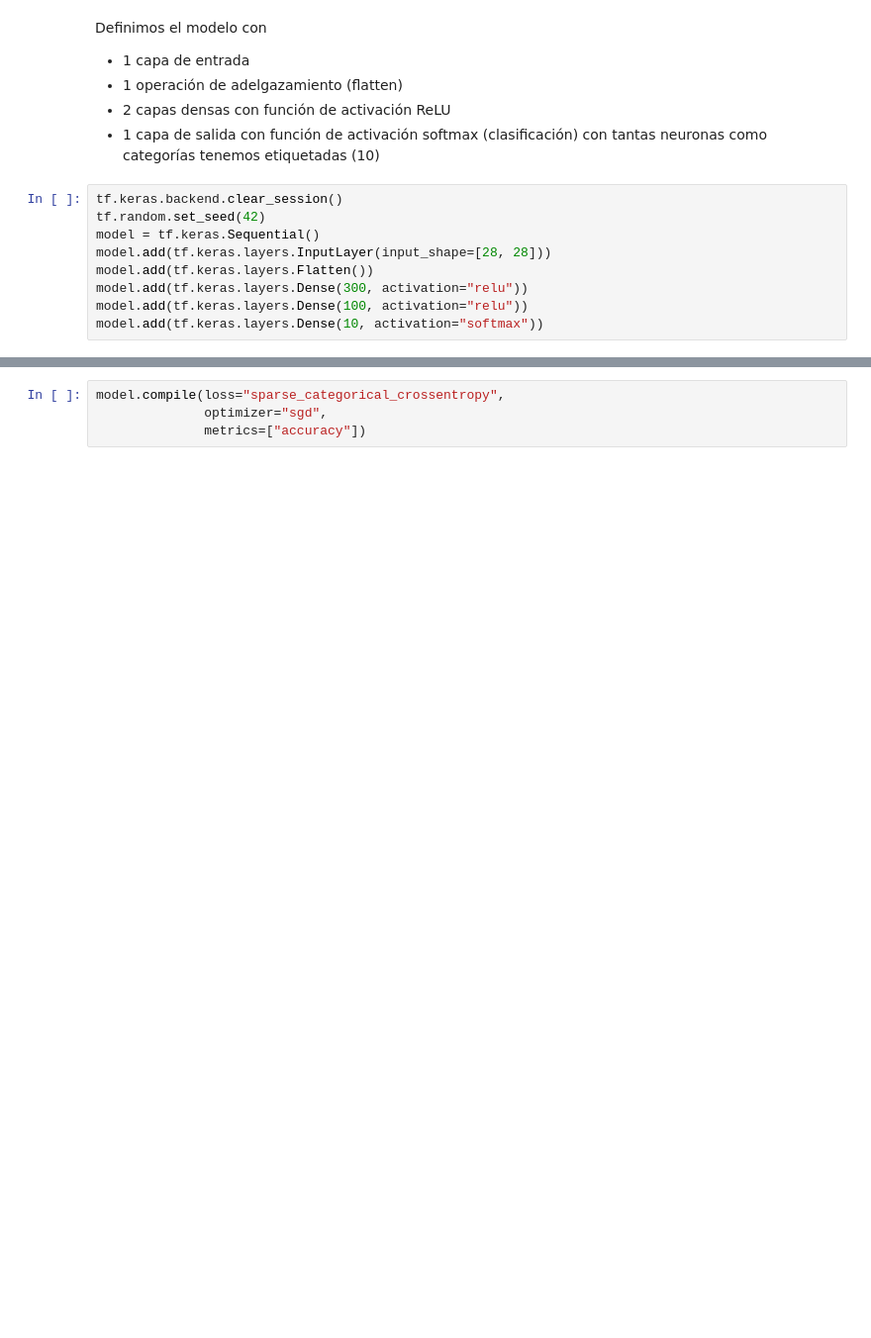
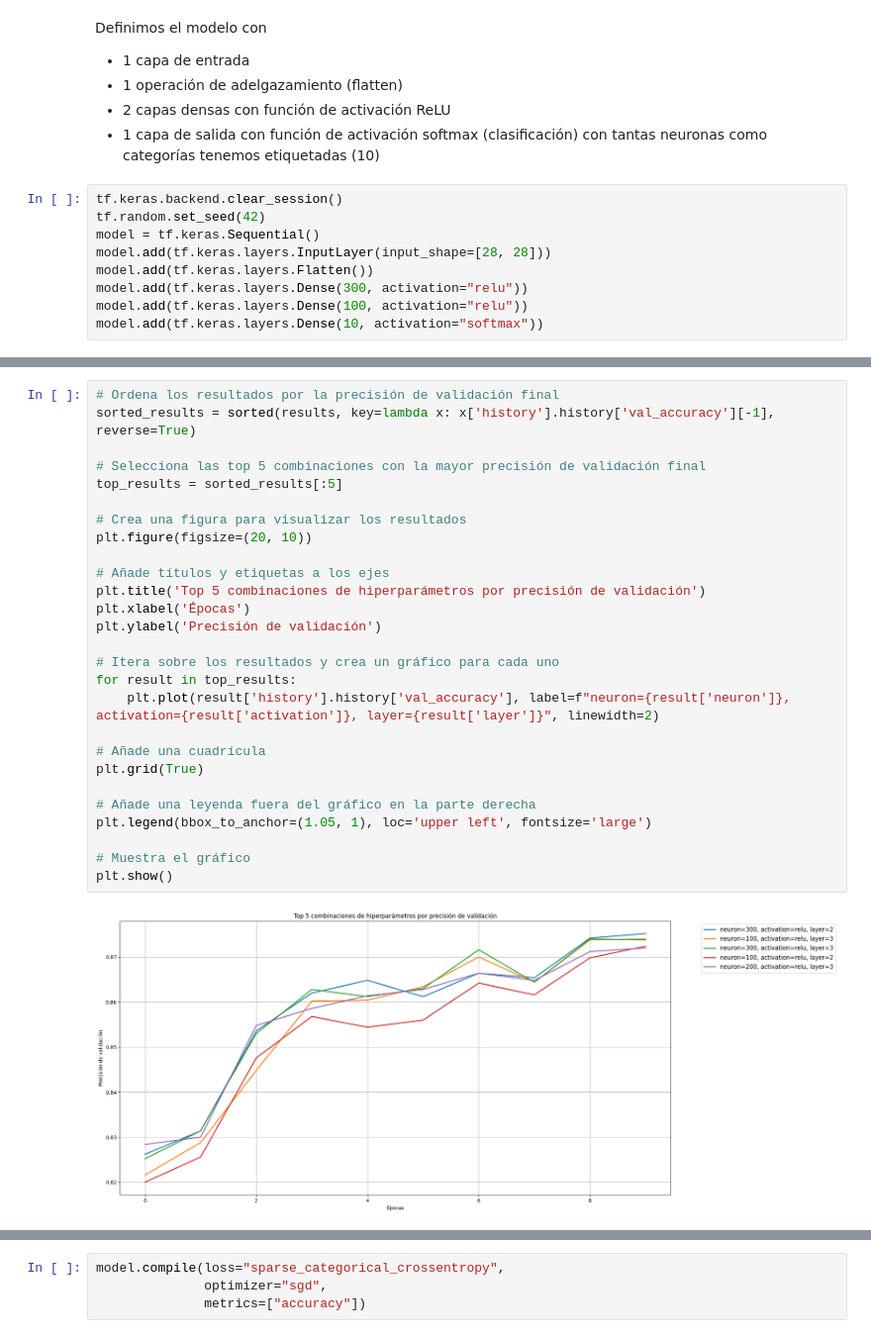
Before and after one commit to javibarrera10/Barrera_Sanchez_Analitica, a Jupyter notebook: T6/actd_clases11-12.ipynb, the cells around one changed output, grey strips where cells are left out. Shown at 99% size. Saved outputs shown, nothing was run; the diff lists cells and outputs as text; blank space fills up the shorter version.

```diff
--- a/T6/actd_clases11-12.ipynb
+++ b/T6/actd_clases11-12.ipynb
@@ -247,2 +558,31 @@ model.add(tf.keras.layers.Dense(10, activation="softmax"))
+# %%
+# Ordena los resultados por la precisión de validación final
+sorted_results = sorted(results, key=lambda x: x['history'].history['val_accuracy'][-1], reverse=True)
+
+# Selecciona las top 5 combinaciones con la mayor precisión de validación final
+top_results = sorted_results[:5]
+
+# Crea una figura para visualizar los resultados
+plt.figure(figsize=(20, 10))
+
+# Añade títulos y etiquetas a los ejes
+plt.title('Top 5 combinaciones de hiperparámetros por precisión de validación')
+plt.xlabel('Épocas')
+plt.ylabel('Precisión de validación')
+
+# Itera sobre los resultados y crea un gráfico para cada uno
+for result in top_results:
+    plt.plot(result['history'].history['val_accuracy'], label=f"neuron={result['neuron']}, activation={result['activation']}, layer={result['layer']}", linewidth=2)
+
+# Añade una cuadrícula
+plt.grid(True)
+
+# Añade una leyenda fuera del gráfico en la parte derecha
+plt.legend(bbox_to_anchor=(1.05, 1), loc='upper left', fontsize='large')
+
+# Muestra el gráfico
+plt.show()
+# %% [output]
+[figure, added]
 # %%
 model.summary()
```
Also changed, not shown: parts of 40 cells of this notebook.
